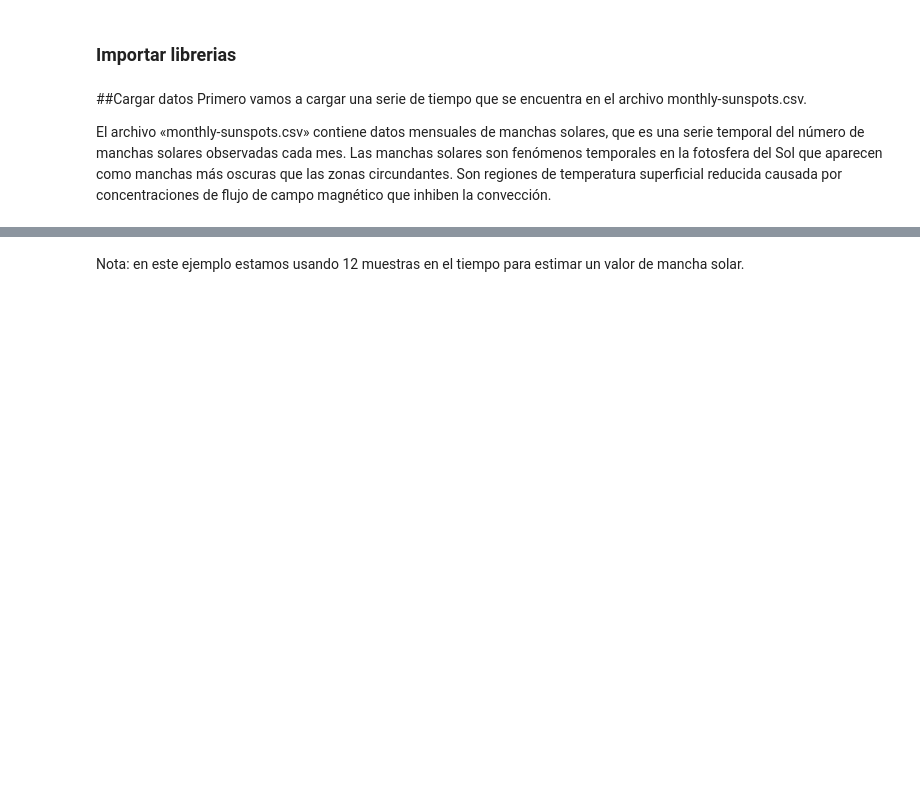
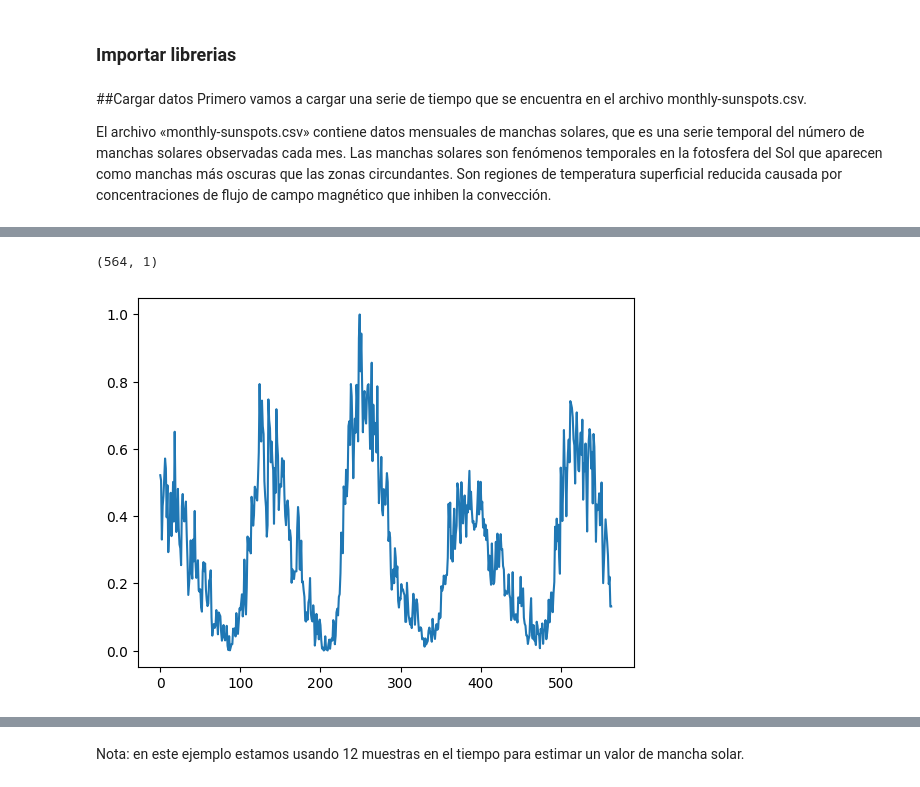
Before and after one commit to scuartasr/aprendmaq_pract_2, a Jupyter notebook: Cuadernos/07_RNN_Guia.ipynb, the cells around one changed output, grey strips where cells are left out. Cells and saved outputs as stored; diff of their text form; code cells hidden in the pictures; blank space fills up the shorter version.

```diff
--- a/Cuadernos/07_RNN_Guia.ipynb
+++ b/Cuadernos/07_RNN_Guia.ipynb
@@ -50,6 +61,11 @@ El archivo «monthly-sunspots.csv» contiene datos mensuales de manchas solares,
 # %%
 #Visualizar datos de prueba
-##
+print(test_data.shape)
+plt.plot(test_data)
+plt.show()
+# %% [output]
+(564, 1)
+[figure, added]
 # %% [markdown]
 ##Preparación de datos para entrenamiento
 El siguiente paso es preparar los datos para el entrenamiento del modelo Keras. El array de entrada debe tener la siguiente forma: total_samples x time_steps x features.
```
Also changed, not shown: parts of 19 cells of this notebook.
